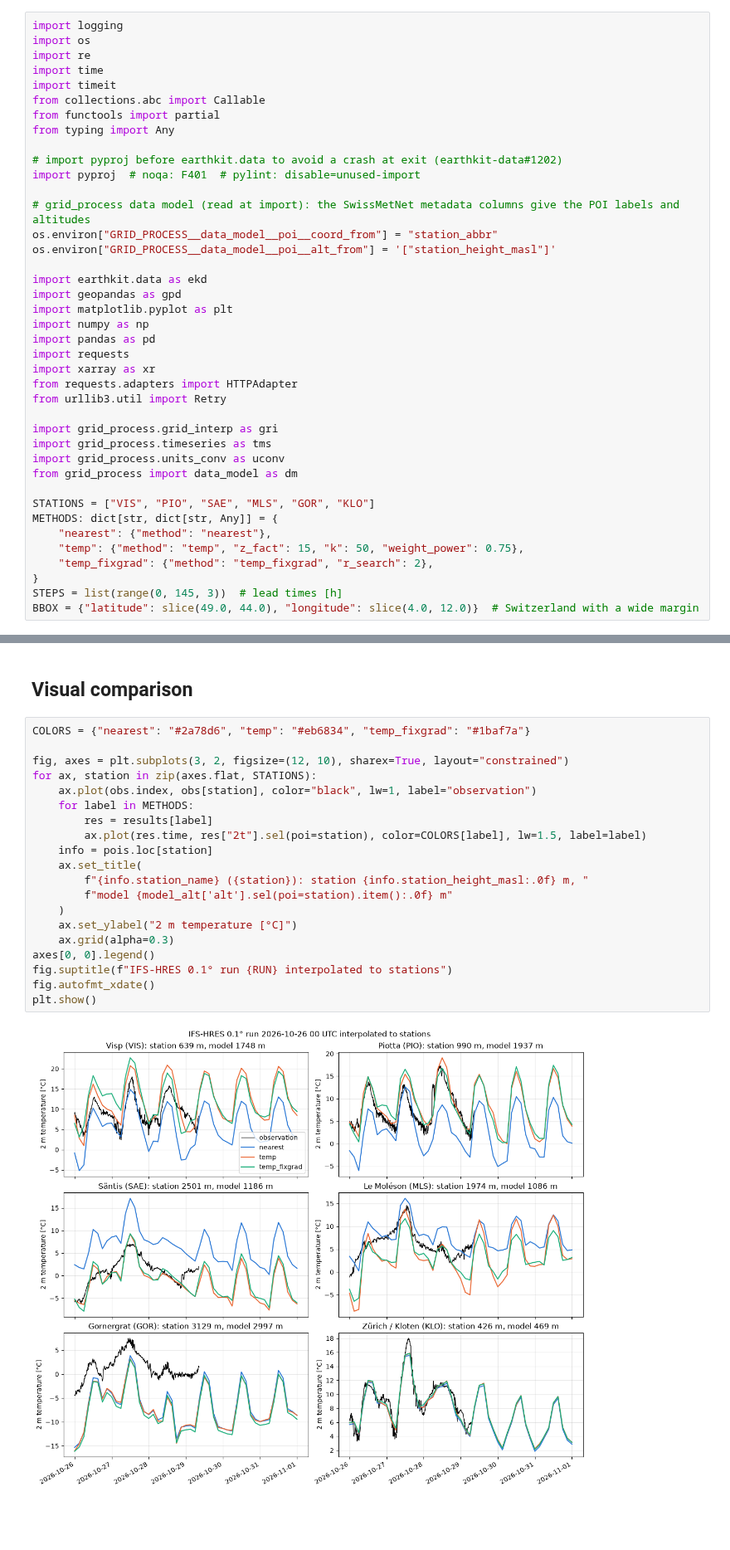
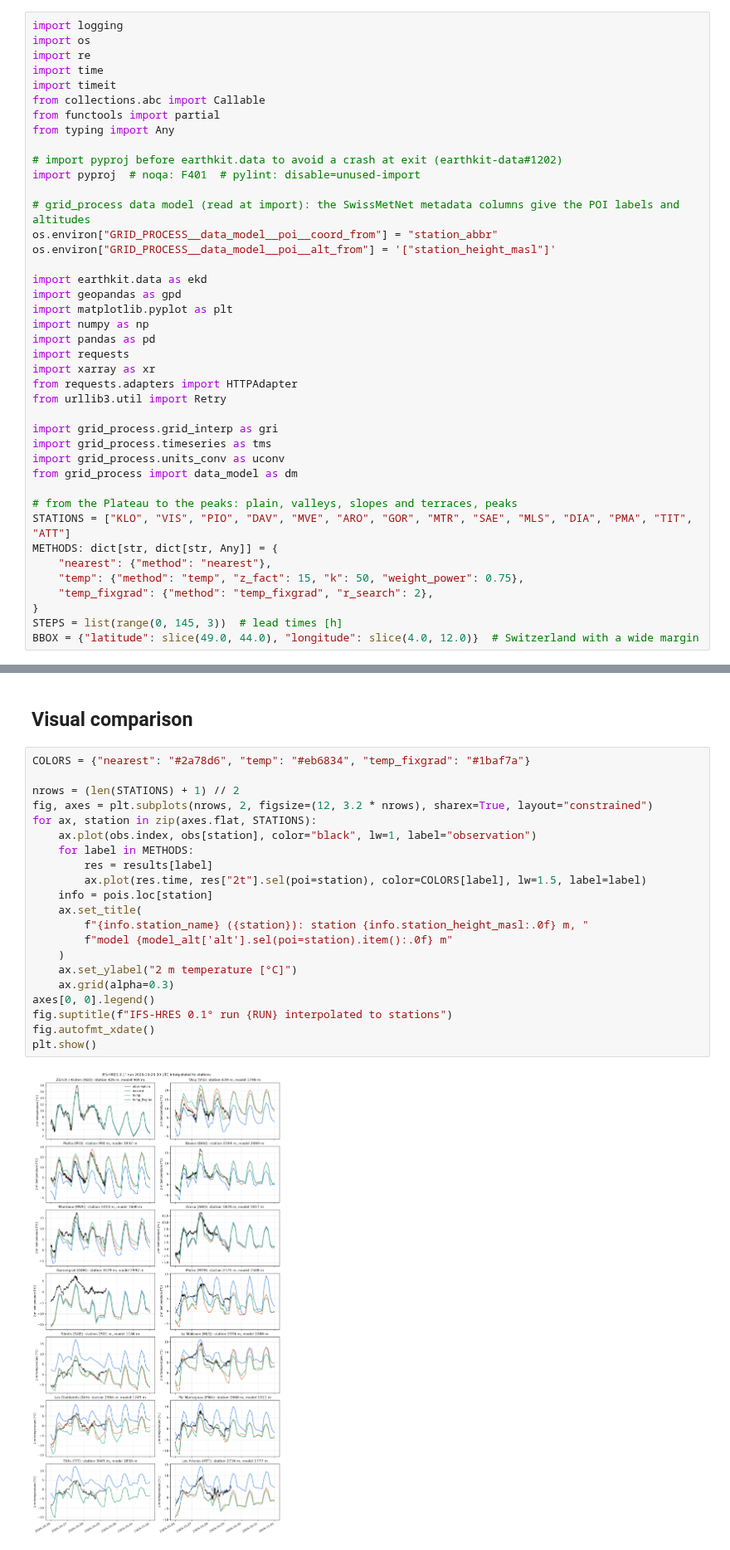
Before and after one commit to MeteoSwiss/grid-process, a Jupyter notebook: doc/examples/02_interp2poi_ifs_temperature.ipynb, the cells around one changed output, grey strips where cells are left out. Shown at 83% size. Saved outputs shown, nothing was run; the diff lists cells and outputs as text; blank space fills up the shorter version.

```diff
--- a/doc/examples/02_interp2poi_ifs_temperature.ipynb
+++ b/doc/examples/02_interp2poi_ifs_temperature.ipynb
@@ -48,7 +53,8 @@ import grid_process.timeseries as tms
 import grid_process.units_conv as uconv
 from grid_process import data_model as dm
 
-STATIONS = ["VIS", "PIO", "SAE", "MLS", "GOR", "KLO"]
+# from the Plateau to the peaks: plain, valleys, slopes and terraces, peaks
+STATIONS = ["KLO", "VIS", "PIO", "DAV", "MVE", "ARO", "GOR", "MTR", "SAE", "MLS", "DIA", "PMA", "TIT", "ATT"]
 METHODS: dict[str, dict[str, Any]] = {
     "nearest": {"method": "nearest"},
     "temp": {"method": "temp", "z_fact": 15, "k": 50, "weight_power": 0.75},
@@ -235,25 +247,26 @@ Attributes:
 # %%
 COLORS = {"nearest": "#2a78d6", "temp": "#eb6834", "temp_fixgrad": "#1baf7a"}
 
-fig, axes = plt.subplots(3, 2, figsize=(12, 10), sharex=True, layout="constrained")
+nrows = (len(STATIONS) + 1) // 2
+fig, axes = plt.subplots(nrows, 2, figsize=(12, 3.2 * nrows), sharex=True, layout="constrained")
 for ax, station in zip(axes.flat, STATIONS):
     ax.plot(obs.index, obs[station], color="black", lw=1, label="observation")
     for label in METHODS:
         res = results[label]
         ax.plot(res.time, res["2t"].sel(poi=station), color=COLORS[label], lw=1.5, label=label)
     info = pois.loc[station]
     ax.set_title(
         f"{info.station_name} ({station}): station {info.station_height_masl:.0f} m, "
         f"model {model_alt['alt'].sel(poi=station).item():.0f} m"
     )
     ax.set_ylabel("2 m temperature [°C]")
     ax.grid(alpha=0.3)
 axes[0, 0].legend()
 fig.suptitle(f"IFS-HRES 0.1° run {RUN} interpolated to stations")
 fig.autofmt_xdate()
 plt.show()
 # %% [output]
-[figure, old version]
+[figure, new version]
 # %% [markdown]
 ## Performance benchmark
 
```
Also changed, not shown: parts of 6 cells of this notebook.
